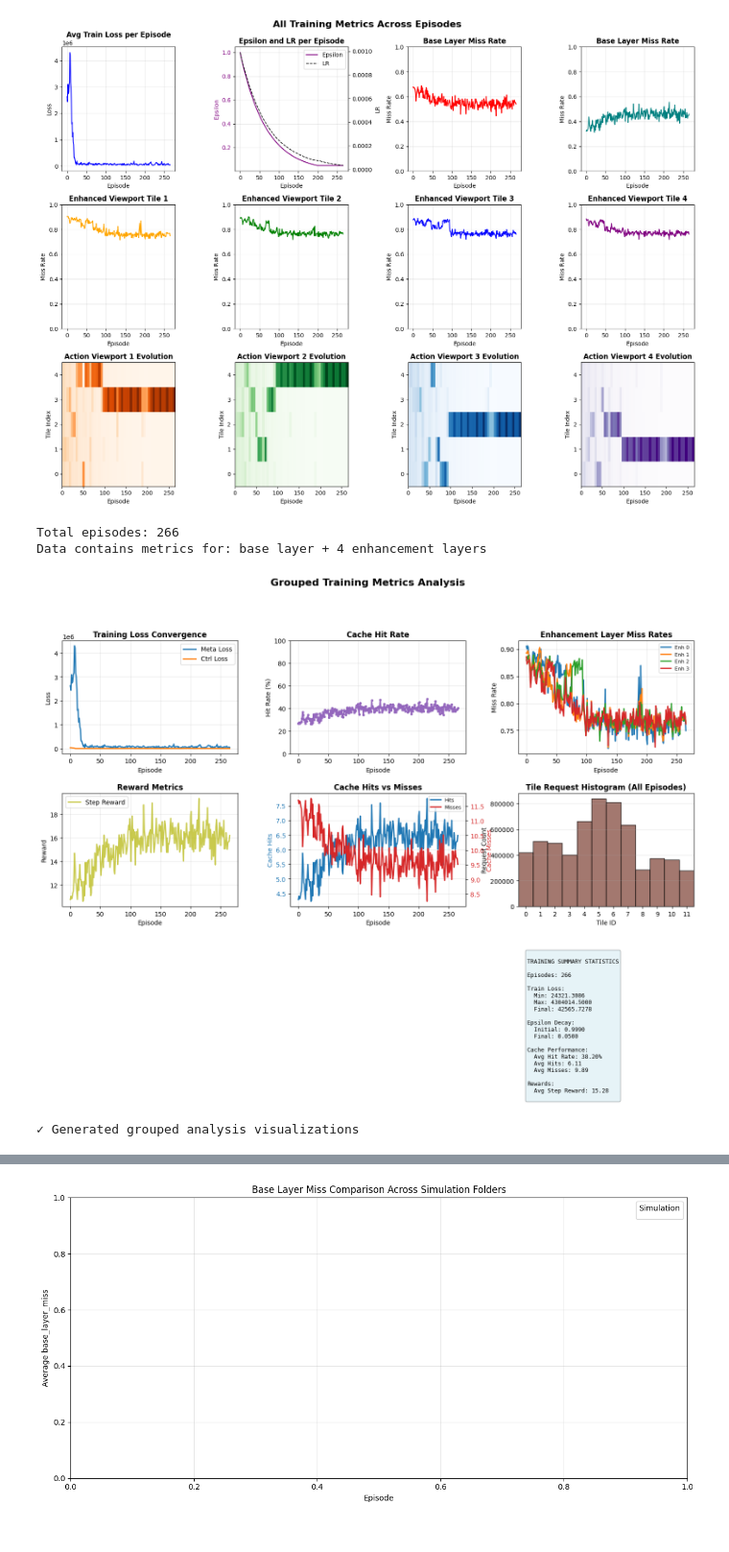
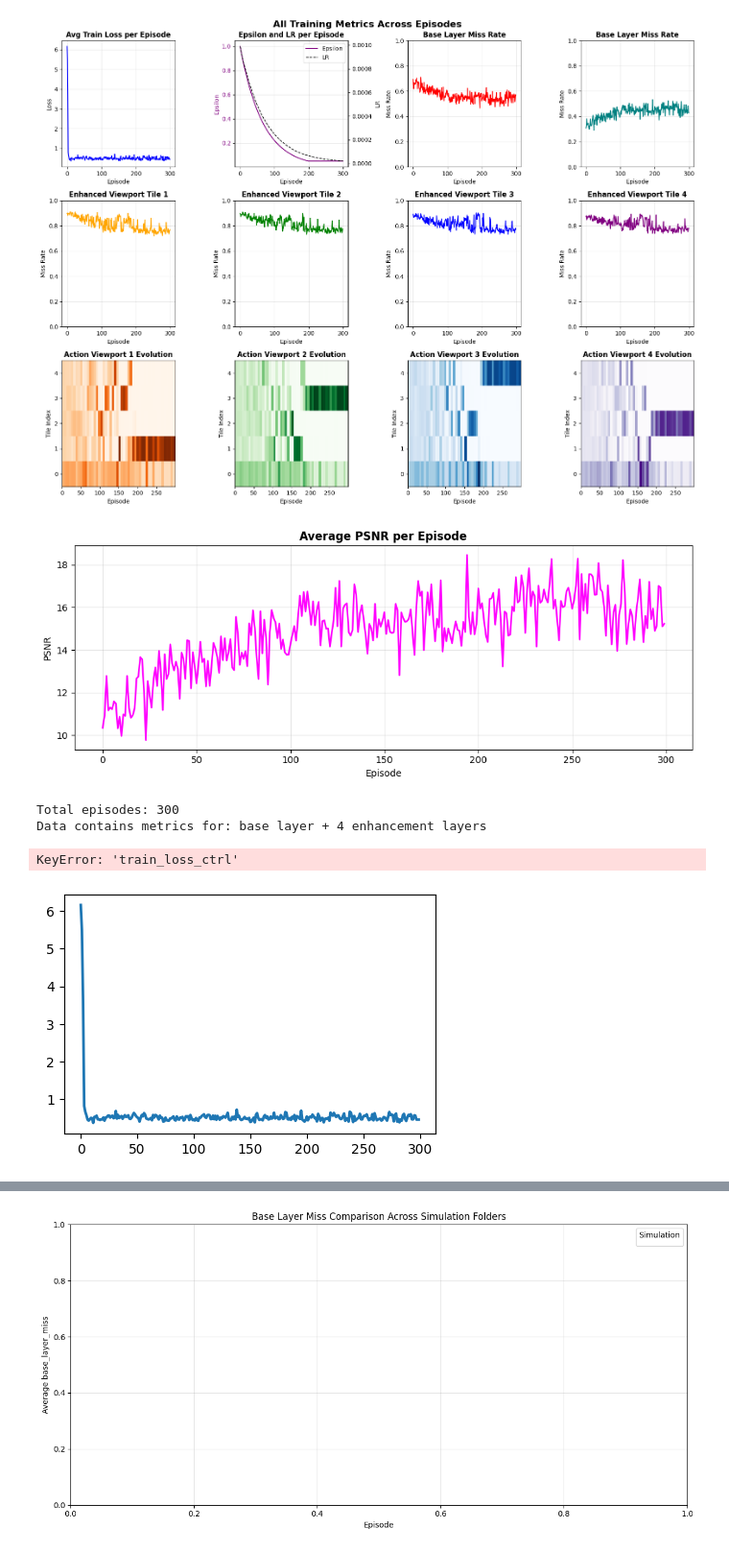
Before and after one commit to es25591/CacheVideoPredict360, a Jupyter notebook: Sources/ResultAnalysis.ipynb, the cells around one changed output, grey strips where cells are left out. Shown at 96% size. Drawn from its saved outputs; the diff is of its cells as text; code cells hidden in the pictures.

```diff
--- a/Sources/ResultAnalysis.ipynb
+++ b/Sources/ResultAnalysis.ipynb
@@ -7,7 +7,7 @@ import pandas as pd
 import matplotlib.pyplot as plt
 # %%
 
-path_foulder = "C:/Users/es25591/Workspace/CacheVideoPredict360/Results/" + "2026-02-27_15-11/"
+path_foulder = "C:/Users/es25591/Workspace/CacheVideoPredict360/Results/" + "2026-03-03_12-46/"
 # path_foulder = "/home/eduardo/Workspace/CacheVideoPredict360/Results/meeting_02_27/" + "2026-02-27_07-26/"
 
 pattern = re.compile(r"^debug_ep(\d+)\.json$")
@@ -172,7 +172,7 @@ ax.grid(True, alpha=0.3)
 
 # Enhancement Layer 1
 ax = axes[1, 0]
-avg_enh1_miss = get_avg_per_episode('enh_layer_missing_0')
+avg_enh1_miss = get_avg_per_episode('enh_layer_missing_1')
 ax.plot(episodes, avg_enh1_miss, color='orange', linewidth=1.5)
 ax.set_title('Enhanced Viewport Tile 1', fontweight='bold')
 ax.set_xlabel('Episode')
@@ -182,7 +182,7 @@ ax.grid(True, alpha=0.3)
 
 # Enhancement Layer 2
 ax = axes[1, 1]
-avg_enh2_miss = get_avg_per_episode('enh_layer_missing_1')
+avg_enh2_miss = get_avg_per_episode('enh_layer_missing_2')
 ax.plot(episodes, avg_enh2_miss, color='green', linewidth=1.5)
 ax.set_title('Enhanced Viewport Tile 2', fontweight='bold')
 ax.set_xlabel('Episode')
@@ -192,7 +192,7 @@ ax.grid(True, alpha=0.3)
 
 # Enhancement Layer 3
 ax = axes[1, 2]
-avg_enh3_miss = get_avg_per_episode('enh_layer_missing_2')
+avg_enh3_miss = get_avg_per_episode('enh_layer_missing_3')
 ax.plot(episodes, avg_enh3_miss, color='blue', linewidth=1.5)
 ax.set_title('Enhanced Viewport Tile 3', fontweight='bold')
 ax.set_xlabel('Episode')
@@ -200,36 +200,70 @@ ax.set_ylabel('Miss Rate')
 ax.set_ylim([0, 1])
 ax.grid(True, alpha=0.3)
 
 # Enhancement Layer 4
 ax = axes[1, 3]
-avg_enh4_miss = get_avg_per_episode('enh_layer_missing_3')
+avg_enh4_miss = get_avg_per_episode('enh_layer_missing_4')
 ax.plot(episodes, avg_enh4_miss, color='purple', linewidth=1.5)
 ax.set_title('Enhanced Viewport Tile 4', fontweight='bold')
 ax.set_xlabel('Episode')
 ax.set_ylabel('Miss Rate')
 ax.set_ylim([0, 1])
 ax.grid(True, alpha=0.3)
 
 ax = axes[2, 0]
 plot_action_evolution(ax, 'enh_0_action', 'Action Viewport 1 Evolution', 'Oranges')
 
 ax = axes[2, 1]
 plot_action_evolution(ax, 'enh_1_action', 'Action Viewport 2 Evolution', 'Greens')
 
 ax = axes[2, 2]
 plot_action_evolution(ax, 'enh_2_action', 'Action Viewport 3 Evolution', 'Blues')
 
 ax = axes[2, 3]
 plot_action_evolution(ax, 'enh_3_action', 'Action Viewport 4 Evolution', 'Purples')
 
 plt.tight_layout()
 plt.show()
 
+# ----------------------------------------------------------------
+# Extra chart: Average PSNR per episode
+# ----------------------------------------------------------------
+def get_psnr_avg_per_episode():
+    if 'psnr' in df.columns:
+        return get_avg_per_episode('psnr')
+    if 'psnr_avg' in df.columns:
+        return get_avg_per_episode('psnr_avg')
+    if 'reward_layer_0' in df.columns and 'reward_layer_1' in df.columns:
+        r0 = get_avg_per_episode('reward_layer_0')
+        r1 = get_avg_per_episode('reward_layer_1')
+        return [a + b for a, b in zip(r0, r1)]
+    return None
+
+psnr_avg = get_psnr_avg_per_episode()
+
+fig_psnr, ax_psnr = plt.subplots(figsize=(10, 4))
+if psnr_avg is None:
+    ax_psnr.text(0.5, 0.5, 'No PSNR-related columns found in DataFrame', ha='center', va='center', transform=ax_psnr.transAxes)
+    ax_psnr.set_title('Average PSNR per Episode', fontweight='bold')
+    ax_psnr.set_xlabel('Episode')
+    ax_psnr.set_ylabel('PSNR')
+    ax_psnr.grid(True, alpha=0.3)
+else:
+    ax_psnr.plot(episodes, psnr_avg, color='magenta', linewidth=1.8)
+    ax_psnr.set_title('Average PSNR per Episode', fontweight='bold')
+    ax_psnr.set_xlabel('Episode')
+    ax_psnr.set_ylabel('PSNR')
+    ax_psnr.grid(True, alpha=0.3)
+
+plt.tight_layout()
+plt.show()
+
 print(f"Total episodes: {len(episodes)}")
 print(f"Data contains metrics for: base layer + 4 enhancement layers")
 # %% [output]
-[figure, old version]
+[figure, new version]
+[figure, added]
-Total episodes: 266
+Total episodes: 300
 Data contains metrics for: base layer + 4 enhancement layers
 # %%
 # Group related metrics for focused analysis
@@ -355,8 +389,8 @@ plt.show()
 
 print("✓ Generated grouped analysis visualizations")
 # %% [output]
+KeyError: 'train_loss_ctrl'
-[figure, old version]
+[figure, new version]
-✓ Generated grouped analysis visualizations
 # %%
 # Distribution and comparative analysis
 fig, axes = plt.subplots(2, 3, figsize=(16, 10))
```
Also changed, not shown: parts of 3 cells of this notebook, 12 other files.
